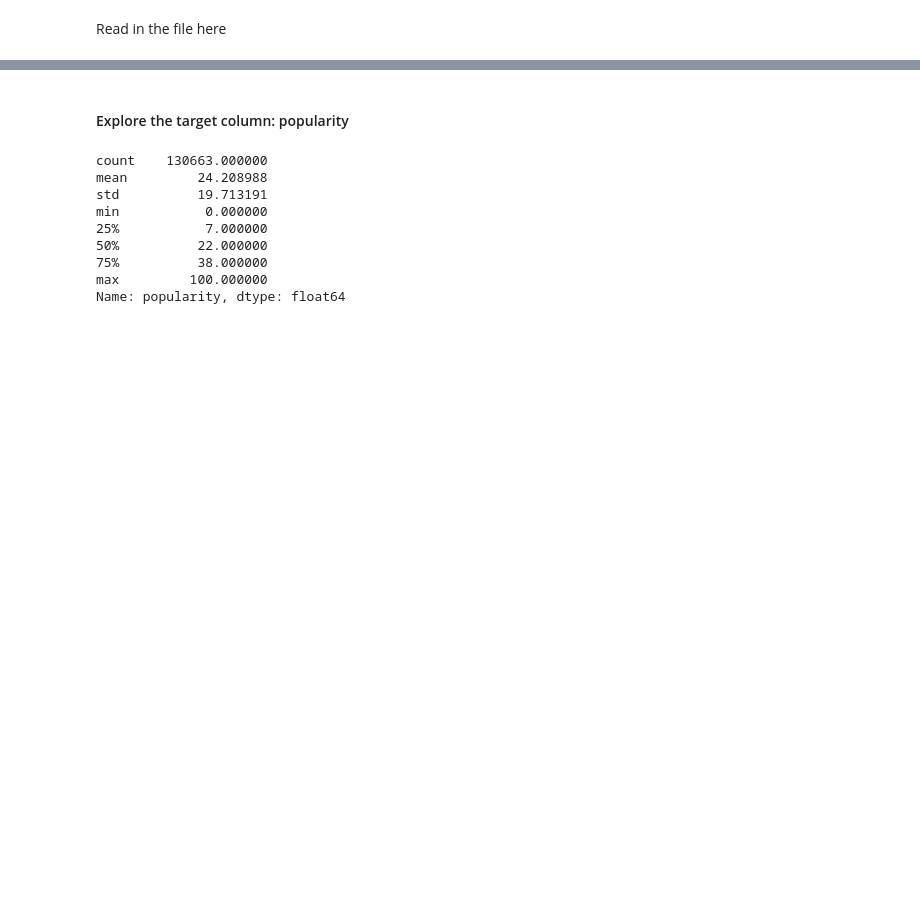
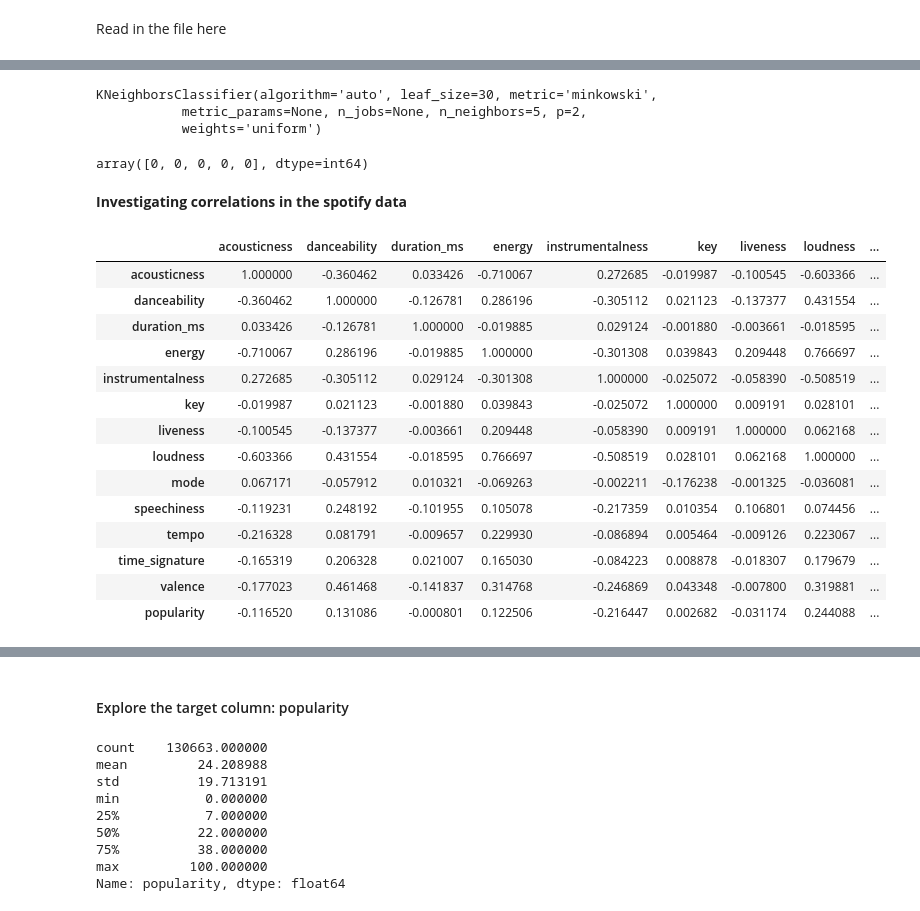
Before and after one commit to twillstw/Springboard-Projects, a Jupyter notebook: Scratchpad.ipynb, the cells around one changed output, grey strips where cells are left out. Saved outputs shown, nothing was run; the diff lists cells and outputs as text; code cells hidden in the pictures; blank space fills up the shorter version.

```diff
--- a/Scratchpad.ipynb
+++ b/Scratchpad.ipynb
@@ -9,0 +23,38 @@ spotify = pd.read_csv('Data/SpotifyFeatures0419.csv')
+# %%
+from sklearn.neighbors import KNeighborsClassifier
+
+X = spotify[['acousticness', 'danceability', 'energy', 'speechiness']].head()
+y = spotify.popularity.head()
+
+X_new = spotify[['acousticness', 'danceability', 'energy', 'speechiness']].iloc[6:11, :]
+
+knn = KNeighborsClassifier(n_neighbors=5)
+knn.fit(X,y)
+# %% [output]
+KNeighborsClassifier(algorithm='auto', leaf_size=30, metric='minkowski',
+           metric_params=None, n_jobs=None, n_neighbors=5, p=2,
+           weights='uniform')
+# %%
+knn.predict(X_new)
+# %% [output]
+array([0, 0, 0, 0, 0], dtype=int64)
+# %% [markdown]
+<b>Investigating correlations in the spotify data</b>
+# %%
+spotify.corr()
+# %% [output]
+|  | acousticness | danceability | duration_ms | energy | instrumentalness | key | liveness | loudness | ... |
+| acousticness | 1.000000 | -0.360462 | 0.033426 | -0.710067 | 0.272685 | -0.019987 | -0.100545 | -0.603366 | ... |
+| danceability | -0.360462 | 1.000000 | -0.126781 | 0.286196 | -0.305112 | 0.021123 | -0.137377 | 0.431554 | ... |
+| duration_ms | 0.033426 | -0.126781 | 1.000000 | -0.019885 | 0.029124 | -0.001880 | -0.003661 | -0.018595 | ... |
+| energy | -0.710067 | 0.286196 | -0.019885 | 1.000000 | -0.301308 | 0.039843 | 0.209448 | 0.766697 | ... |
+| instrumentalness | 0.272685 | -0.305112 | 0.029124 | -0.301308 | 1.000000 | -0.025072 | -0.058390 | -0.508519 | ... |
+| key | -0.019987 | 0.021123 | -0.001880 | 0.039843 | -0.025072 | 1.000000 | 0.009191 | 0.028101 | ... |
+| liveness | -0.100545 | -0.137377 | -0.003661 | 0.209448 | -0.058390 | 0.009191 | 1.000000 | 0.062168 | ... |
+| loudness | -0.603366 | 0.431554 | -0.018595 | 0.766697 | -0.508519 | 0.028101 | 0.062168 | 1.000000 | ... |
+| mode | 0.067171 | -0.057912 | 0.010321 | -0.069263 | -0.002211 | -0.176238 | -0.001325 | -0.036081 | ... |
+| speechiness | -0.119231 | 0.248192 | -0.101955 | 0.105078 | -0.217359 | 0.010354 | 0.106801 | 0.074456 | ... |
+| tempo | -0.216328 | 0.081791 | -0.009657 | 0.229930 | -0.086894 | 0.005464 | -0.009126 | 0.223067 | ... |
+| time_signature | -0.165319 | 0.206328 | 0.021007 | 0.165030 | -0.084223 | 0.008878 | -0.018307 | 0.179679 | ... |
+| valence | -0.177023 | 0.461468 | -0.141837 | 0.314768 | -0.246869 | 0.043348 | -0.007800 | 0.319881 | ... |
+| popularity | -0.116520 | 0.131086 | -0.000801 | 0.122506 | -0.216447 | 0.002682 | -0.031174 | 0.244088 | ... |
```
Also changed, not shown: parts of 12 cells of this notebook.
